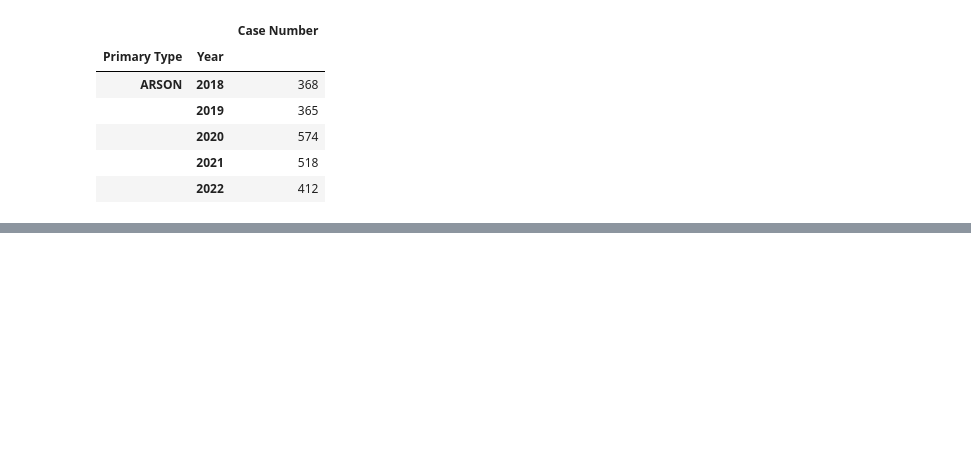
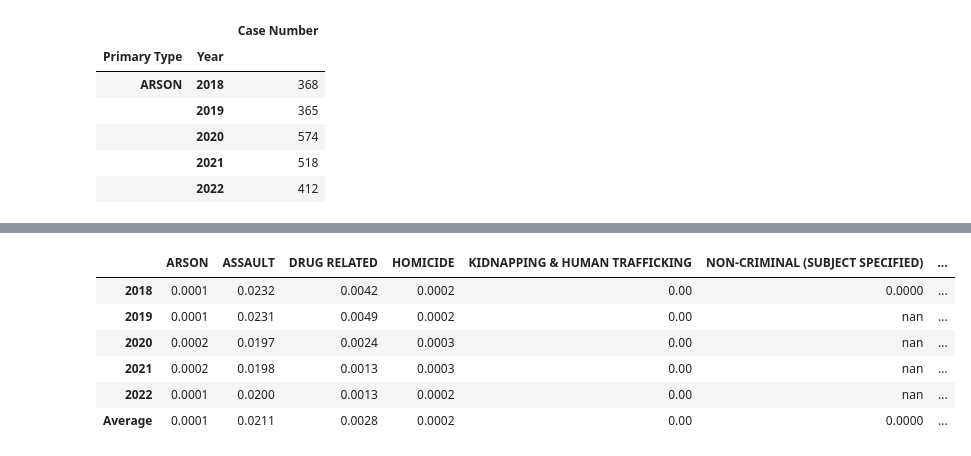
Before and after one commit to jmpealy/project1, a Jupyter notebook: heinous_crimes.ipynb, the cells around one changed output, grey strips where cells are left out. Saved outputs shown, nothing was run; the diff lists cells and outputs as text; code cells hidden in the pictures; blank space fills up the shorter version.

```diff
--- a/heinous_crimes.ipynb
+++ b/heinous_crimes.ipynb
@@ -62,3 +62,22 @@ crime_cleaned_df.head()
+# %%
+#split the cleaned data into dataframes by year for finding total population counts by year
+df_2018 = crime_cleaned_df[crime_cleaned_df["Year"]==2018]
+df_2019 = crime_cleaned_df[crime_cleaned_df["Year"]==2019]
+df_2020 = crime_cleaned_df[crime_cleaned_df["Year"]==2020]
+df_2021 = crime_cleaned_df[crime_cleaned_df["Year"]==2021]
+df_2022 = crime_cleaned_df[crime_cleaned_df["Year"]==2022]
+# %%
+#create a dataframe containing the population for each year
+years = crime_cleaned_df["Year"].unique()
+population = [df_2018.groupby("Zipcode")["Population"].unique().sum().sum(),
+              df_2019.groupby("Zipcode")["Population"].unique().sum().sum(),
+              df_2020.groupby("Zipcode")["Population"].unique().sum().sum(),
+              df_2021.groupby("Zipcode")["Population"].unique().sum().sum(),
+              df_2022.groupby("Zipcode")["Population"].unique().sum().sum()]
+pop_average = np.array(population).mean()
+pop_by_year = {years[0]:population[0],years[1]:population[1],
+               years[2]:population[2],years[3]:population[3],
+               years[4]:population[4],"Average":pop_average}
 # %%
 #get the counts of the "Primary Type" of crime committed
 counts_crime = crime_cleaned_df["Primary Type"].value_counts()
@@ -308,0 +345,36 @@ plt.show()
+# %%
+#put the raw figures into a per capita DF
+per_capita = {"ARSON":arson_per_capita,"ASSAULT":assault_per_capita,
+               "DRUG RELATED":drug_per_capita,"HOMICIDE":homicide_per_capita,
+               "KIDNAPPING & HUMAN TRAFFICKING":kidnap_per_capita,
+               "NON-CRIMINAL (SUBJECT SPECIFIED)":non_crim_per_capita,
+               "OFFENSE INVOLVING CHILDREN":children_per_capita,
+               "OTHER MINOR CRIMES":other_minor_per_capita,
+               "SEXUAL RELATED CRIME":sex_crime_per_capita,
+               "THEFT (ALL TYPES)":theft_per_capita,
+               "WEAPONS RELATED CRIME":weapon_per_capita,
+               "ALL CRIMES":totals_per_capita}
+per_capita_df = pd.DataFrame(per_capita)
+
+#format some values
+per_capita_df["ARSON"] = per_capita_df["ARSON"].map("{:,.4f}".format)
+per_capita_df["ASSAULT"] = per_capita_df["ASSAULT"].map("{:,.4f}".format)
+per_capita_df["DRUG RELATED"] = per_capita_df["DRUG RELATED"].map("{:,.4f}".format)
+per_capita_df["HOMICIDE"] = per_capita_df["HOMICIDE"].map("{:,.4f}".format)
+per_capita_df["NON-CRIMINAL (SUBJECT SPECIFIED)"] = per_capita_df["NON-CRIMINAL (SUBJECT SPECIFIED)"].map("{:,.4f}".format)
+per_capita_df["OFFENSE INVOLVING CHILDREN"] = per_capita_df["OFFENSE INVOLVING CHILDREN"].map("{:,.4f}".format)
+per_capita_df["OTHER MINOR CRIMES"] = per_capita_df["OTHER MINOR CRIMES"].map("{:,.4f}".format)
+per_capita_df["SEXUAL RELATED CRIME"] = per_capita_df["SEXUAL RELATED CRIME"].map("{:,.4f}".format)
+per_capita_df["THEFT (ALL TYPES)"] = per_capita_df["THEFT (ALL TYPES)"].map("{:,.4f}".format)
+per_capita_df["WEAPONS RELATED CRIME"] = per_capita_df["WEAPONS RELATED CRIME"].map("{:,.4f}".format)
+per_capita_df["ALL CRIMES"] = per_capita_df["ALL CRIMES"].map("{:,.4f}".format)
+
+per_capita_df
+# %% [output]
+|  | ARSON | ASSAULT | DRUG RELATED | HOMICIDE | KIDNAPPING & HUMAN TRAFFICKING | NON-CRIMINAL (SUBJECT SPECIFIED) | ... |
+| 2018 | 0.0001 | 0.0232 | 0.0042 | 0.0002 | 0.00 | 0.0000 | ... |
+| 2019 | 0.0001 | 0.0231 | 0.0049 | 0.0002 | 0.00 | nan | ... |
+| 2020 | 0.0002 | 0.0197 | 0.0024 | 0.0003 | 0.00 | nan | ... |
+| 2021 | 0.0002 | 0.0198 | 0.0013 | 0.0003 | 0.00 | nan | ... |
+| 2022 | 0.0001 | 0.0200 | 0.0013 | 0.0002 | 0.00 | nan | ... |
+| Average | 0.0001 | 0.0211 | 0.0028 | 0.0002 | 0.00 | 0.0000 | ... |
```
Also changed, not shown: parts of 17 cells of this notebook.
